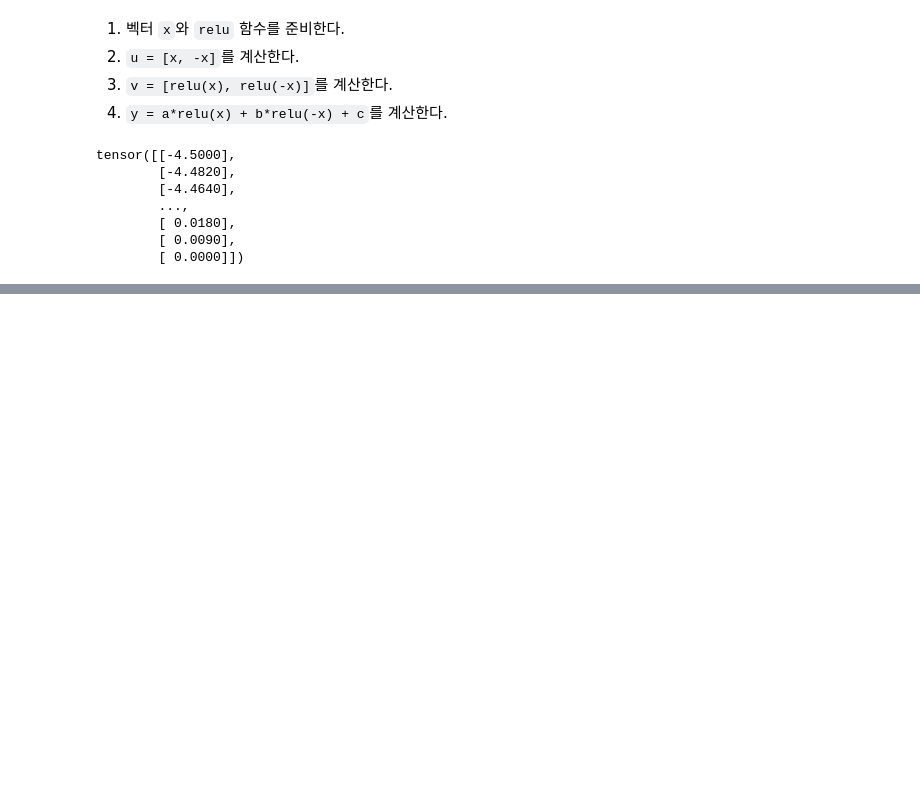
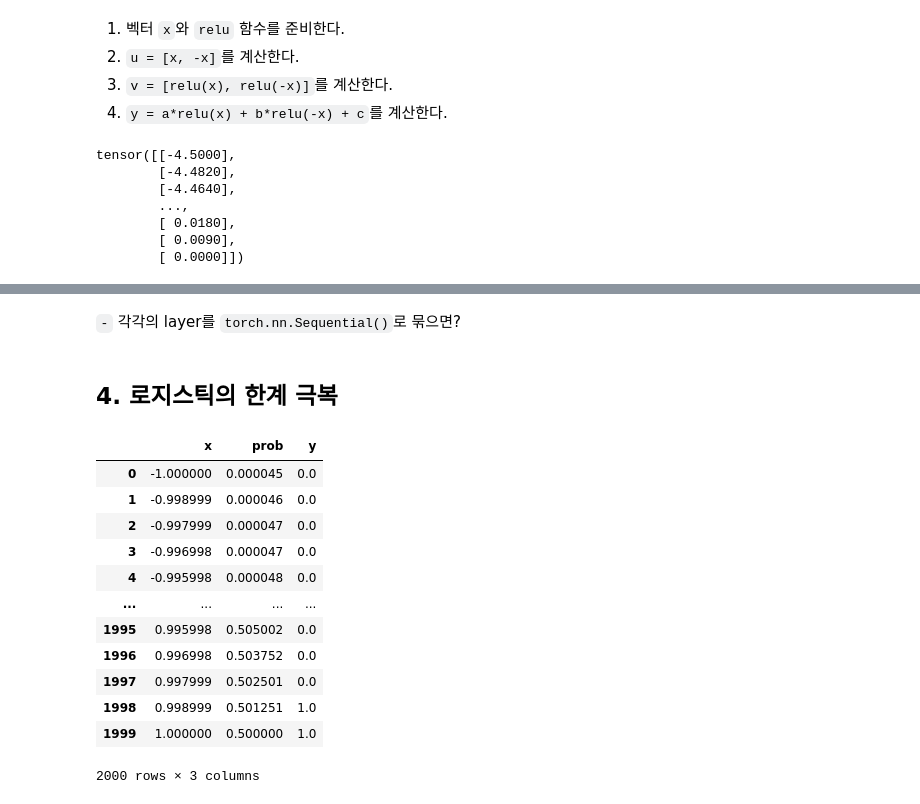
Before and after one commit to HollyRiver/DL2024, a Jupyter notebook: course/0826.ipynb, the cells around one changed output, grey strips where cells are left out. Drawn from its saved outputs; the diff is of its cells as text; code cells hidden in the pictures; blank space fills up the shorter version.

```diff
--- a/course/0826.ipynb
+++ b/course/0826.ipynb
@@ -104,0 +195,2 @@ tensor([[-4.5000],
+# %% [markdown]
+`-` 각각의 layer를 `torch.nn.Sequential()`로 묶으면?
@@ -104,0 +208,19 @@ tensor([[-4.5000],
+# %% [markdown]
+## 4. 로지스틱의 한계 극복
+# %%
+df = pd.read_csv("https://raw.githubusercontent.com/guebin/DL2024/main/posts/dnnex.csv")
+df
+# %% [output]
+|  | x | prob | y |
+| 0 | -1.000000 | 0.000045 | 0.0 |
+| 1 | -0.998999 | 0.000046 | 0.0 |
+| 2 | -0.997999 | 0.000047 | 0.0 |
+| 3 | -0.996998 | 0.000047 | 0.0 |
+| 4 | -0.995998 | 0.000048 | 0.0 |
+| ... | ... | ... | ... |
+| 1995 | 0.995998 | 0.505002 | 0.0 |
+| 1996 | 0.996998 | 0.503752 | 0.0 |
+| 1997 | 0.997999 | 0.502501 | 0.0 |
+| 1998 | 0.998999 | 0.501251 | 1.0 |
+| 1999 | 1.000000 | 0.500000 | 1.0 |
+2000 rows × 3 columns
```
Also changed, not shown: parts of 31 cells of this notebook, 1 other file.
